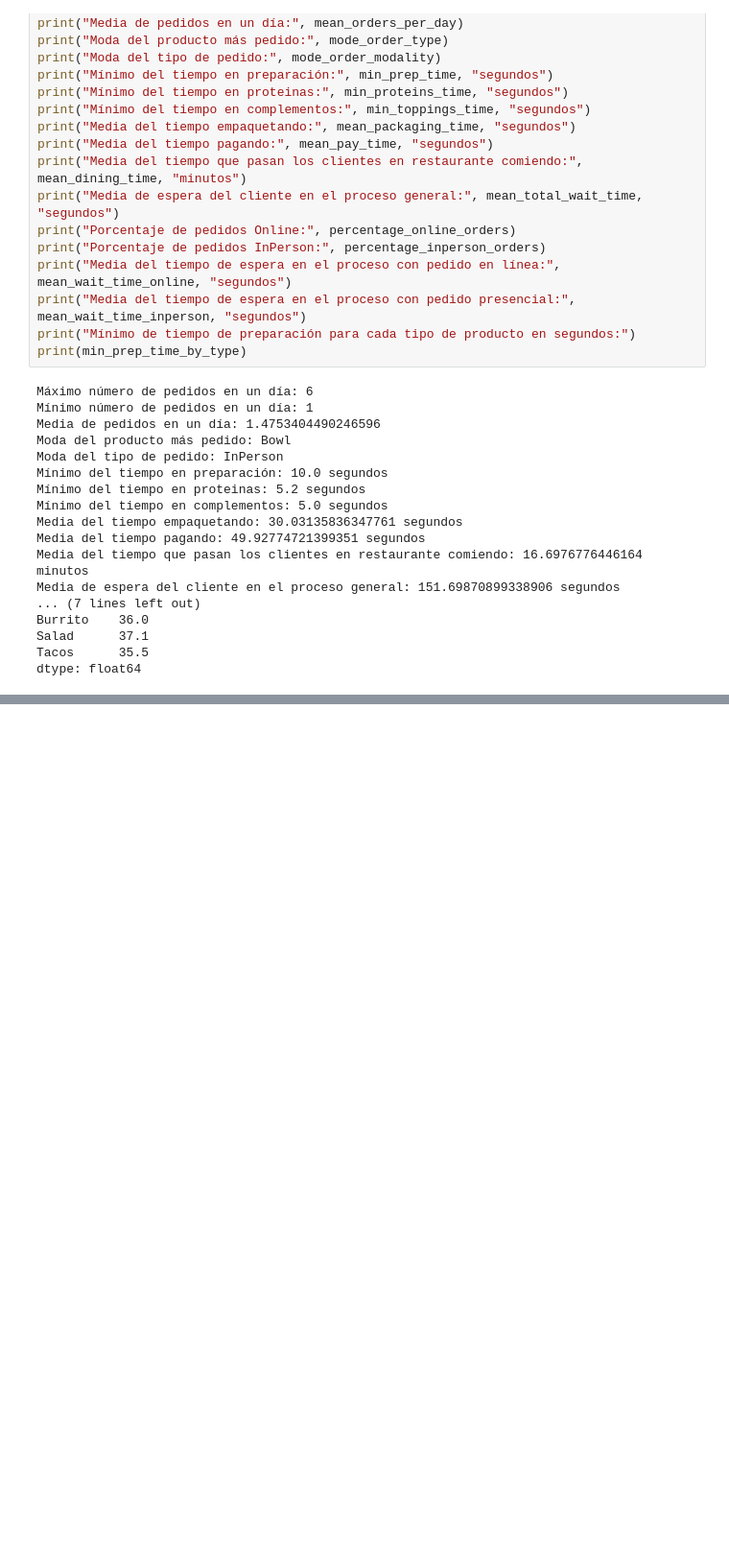
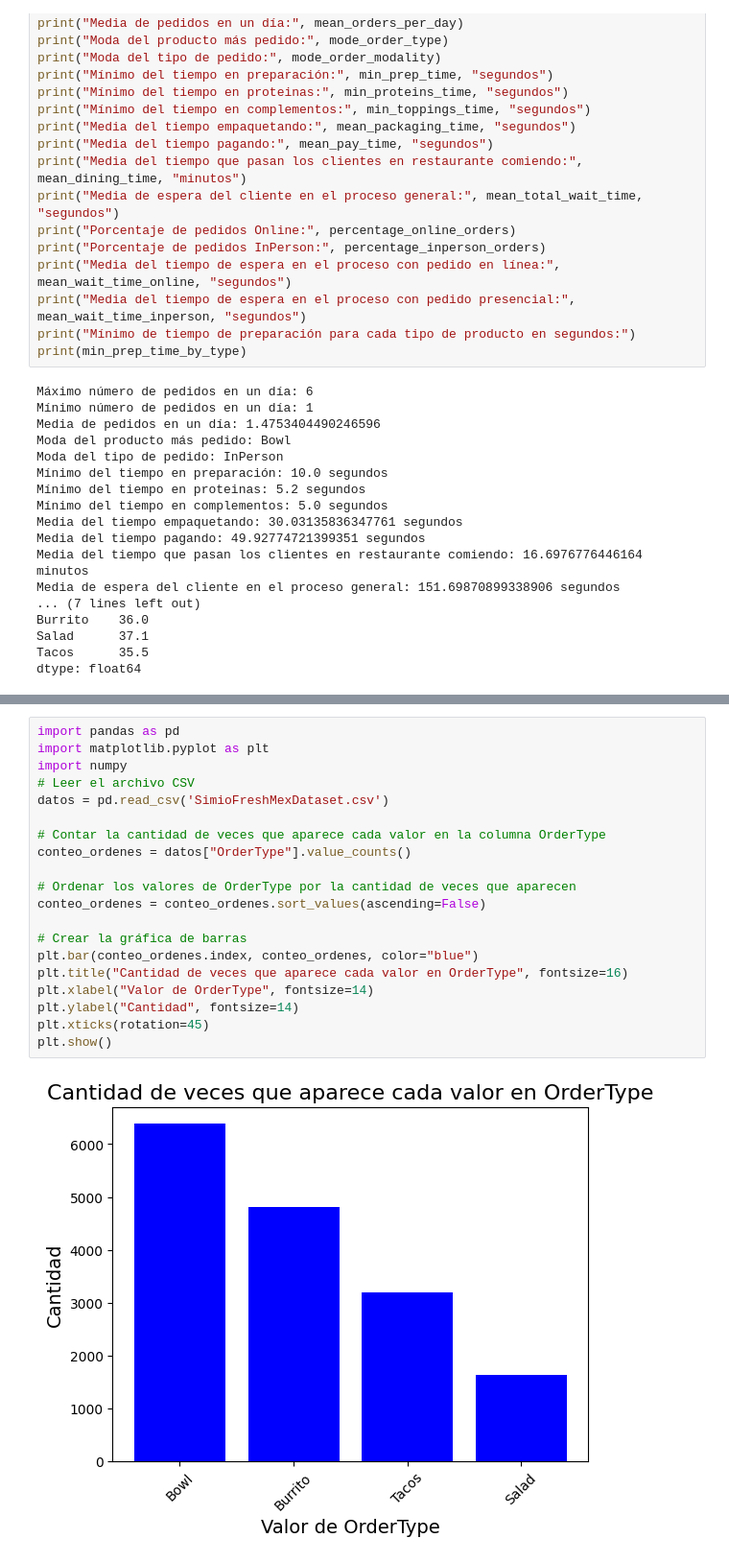
Before and after one commit to alexmaest/MYS2_Proyecto_G1, a Jupyter notebook: main.ipynb, the cells around one changed output, grey strips where cells are left out. Shown: that part at 96% size. Drawn from its saved outputs; the diff is of its cells as text; blank space fills up the shorter version.

```diff
--- a/main.ipynb
+++ b/main.ipynb
@@ -217,0 +240,22 @@ dtype: float64
+# %%
+import pandas as pd
+import matplotlib.pyplot as plt
+import numpy
+# Leer el archivo CSV
+datos = pd.read_csv('SimioFreshMexDataset.csv')
+
+# Contar la cantidad de veces que aparece cada valor en la columna OrderType
+conteo_ordenes = datos["OrderType"].value_counts()
+
+# Ordenar los valores de OrderType por la cantidad de veces que aparecen
+conteo_ordenes = conteo_ordenes.sort_values(ascending=False)
+
+# Crear la gráfica de barras
+plt.bar(conteo_ordenes.index, conteo_ordenes, color="blue")
+plt.title("Cantidad de veces que aparece cada valor en OrderType", fontsize=16)
+plt.xlabel("Valor de OrderType", fontsize=14)
+plt.ylabel("Cantidad", fontsize=14)
+plt.xticks(rotation=45)
+plt.show()
+# %% [output]
+[figure, added]
```
Also changed, not shown: parts of 8 cells of this notebook.
